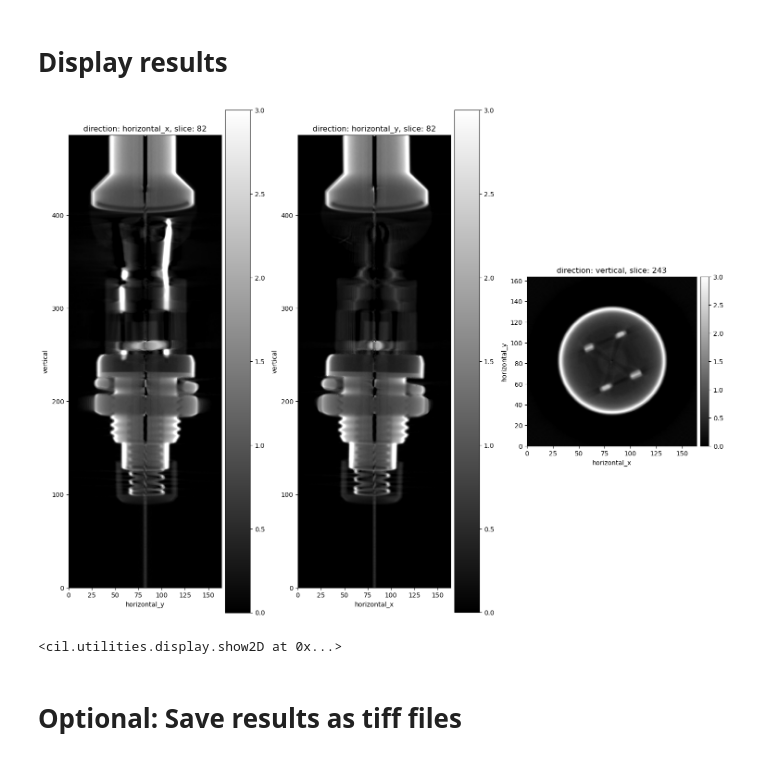
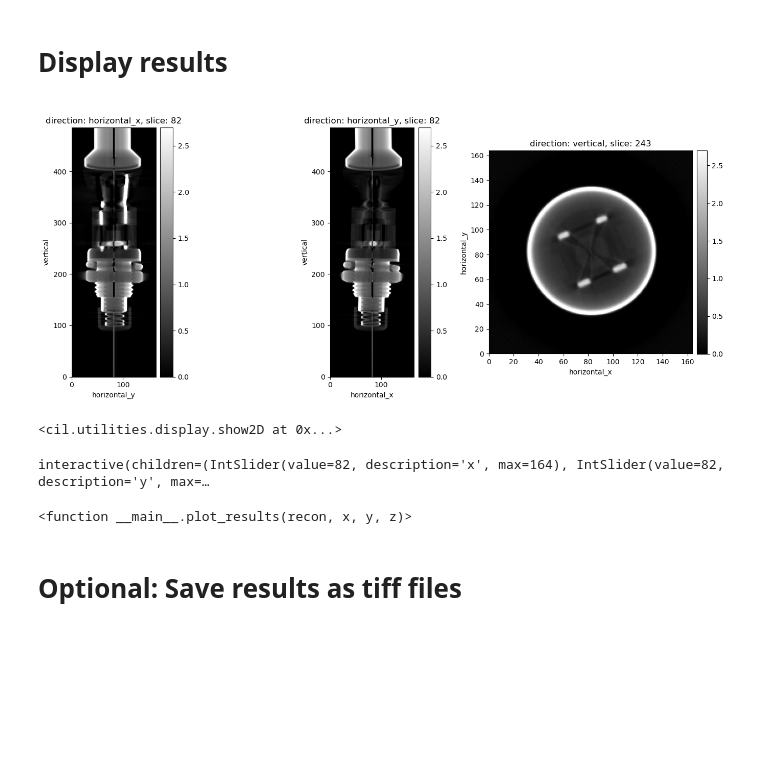
Before and after one commit to TomographicImaging/CIL-User-Showcase, a Jupyter notebook: 010_reconstruct_BrukerSkyscan_data/bruker2cil.ipynb, the cells around one changed output. Saved outputs shown, nothing was run; the diff lists cells and outputs as text; code cells hidden in the pictures; blank space fills up the shorter version.

Commit message:
plotting updated, comparism to Bruker software added
I have added a new notebook, that compares the CIL results to the results obtained by the commercial Bruker software NRecon.

```diff
--- a/010_reconstruct_BrukerSkyscan_data/bruker2cil.ipynb
+++ b/010_reconstruct_BrukerSkyscan_data/bruker2cil.ipynb
@@ -256,14 +274,36 @@ Reconstruction Options:
 # %%
 show2D(recon, slice_list= \
        [('horizontal_x', np.floor_divide(ig.shape[2],2)), \
         ('horizontal_y', np.floor_divide(ig.shape[1],2)), \
         ('vertical', np.floor_divide(ig.shape[0],2))], \
         num_cols=3, \
         cmap="grey",
-        fix_range=(-0.0,3))
+        fix_range=(-0.0,2.7),
+        size=(15,6))
 # %% [output]
-[figure, old version]
+[figure, new version]
 <cil.utilities.display.show2D at 0x...>
+# %%
+# Interactive plotting
+
+def plot_results(recon,x,y,z):
+    show2D(recon, slice_list= \
+       [('horizontal_x', x), \
+        ('horizontal_y', y), \
+        ('vertical', z)], \
+        num_cols=3, \
+        cmap="grey",
+        fix_range=(-0.0,2.7),
+        size=(15,6))
+
+interact(plot_results,
+         recon = widgets.fixed(recon), \
+         x = widgets.IntSlider(value=np.floor_divide(ig.shape[2],2), min=0, max=ig.shape[2], step=1), \
+         y = widgets.IntSlider(value=np.floor_divide(ig.shape[1],2), min=0, max=ig.shape[1], step=1), \
+         z = widgets.IntSlider(value=np.floor_divide(ig.shape[0],2), min=0, max=ig.shape[0], step=1))
+# %% [output]
+interactive(children=(IntSlider(value=82, description='x', max=164), IntSlider(value=82, description='y', max=…
+<function __main__.plot_results(recon, x, y, z)>
 # %% [markdown]
 # Optional: Save results as tiff files
 # %%
```
Also changed, not shown: parts of 4 cells of this notebook, 4 other files.
